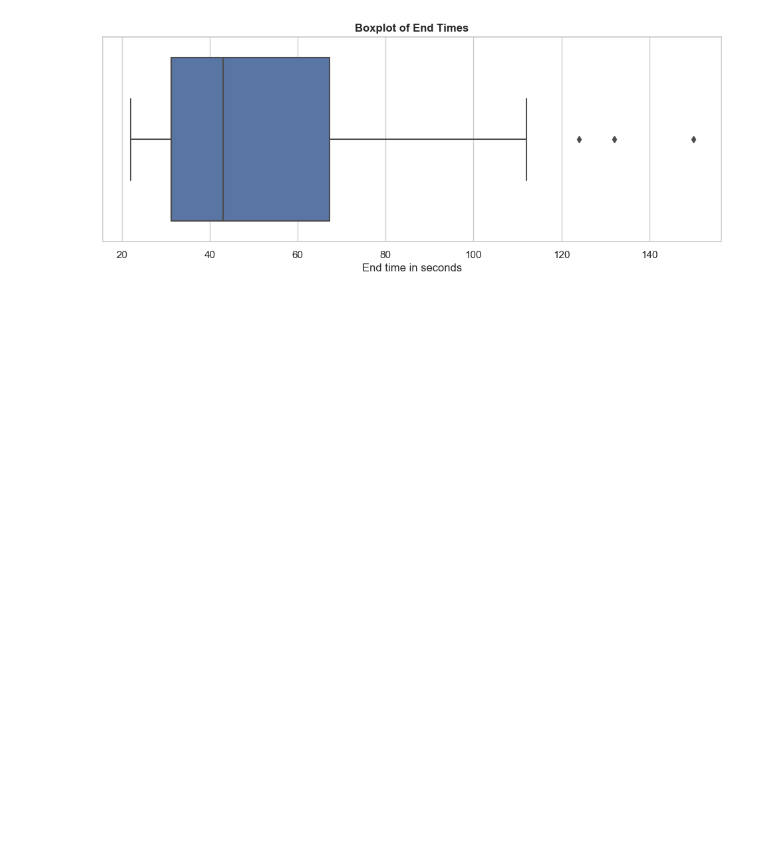
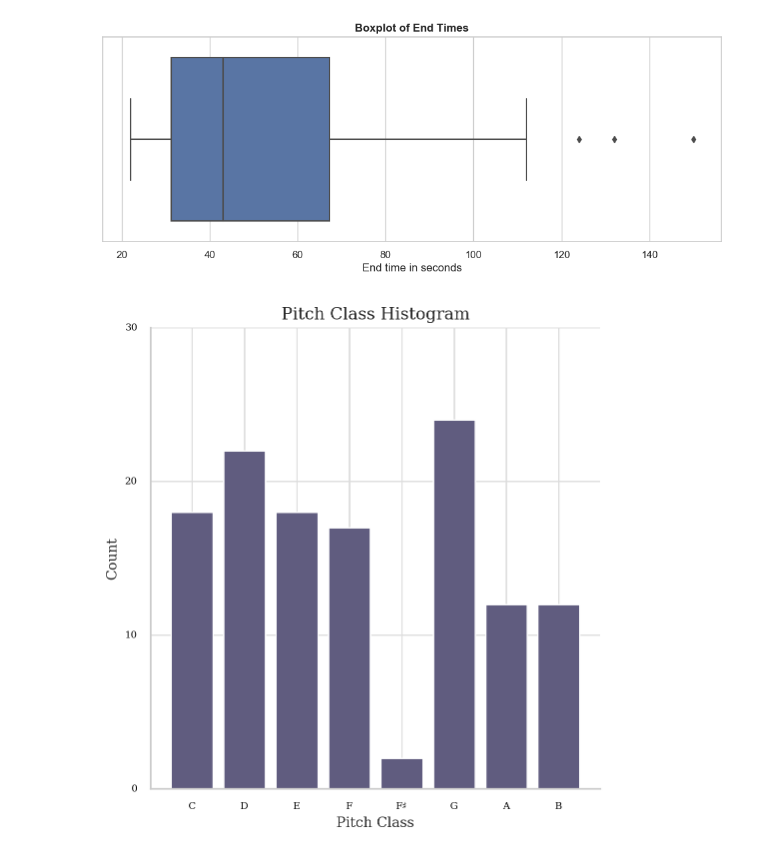
Before and after one commit to efraimdahl/minMusicTransformer, a Jupyter notebook: evaluation/blue.ipynb, the cells around one changed output. Drawn from its saved outputs; the diff is of its cells as text; code cells hidden in the pictures; blank space fills up the shorter version.

Commit message:
added music21 visualisation

```diff
--- a/evaluation/blue.ipynb
+++ b/evaluation/blue.ipynb
@@ -425,3 +426,14 @@ fig_out = 'end_times.png'
 plot_boxplot(end_times, title, x_label, y_label, fig_out)
 # %% [output]
 [figure]
+# %%
+def open_midi(midi_path):
+    return converter.parse(midi_path)
+# %%
+truth_midi = open_midi("../pretrained/brq/ape/samples/mid/0_truth.mid")
+
+# truth_midi.plot()
+truth_midi.plot('histogram', 'pitchClass')
+# truth_midi.plot('scatter', 'pitch', 'quarterLength')
+# %% [output]
+[figure, added]
```
Also changed, not shown: parts of 6 cells of this notebook.
